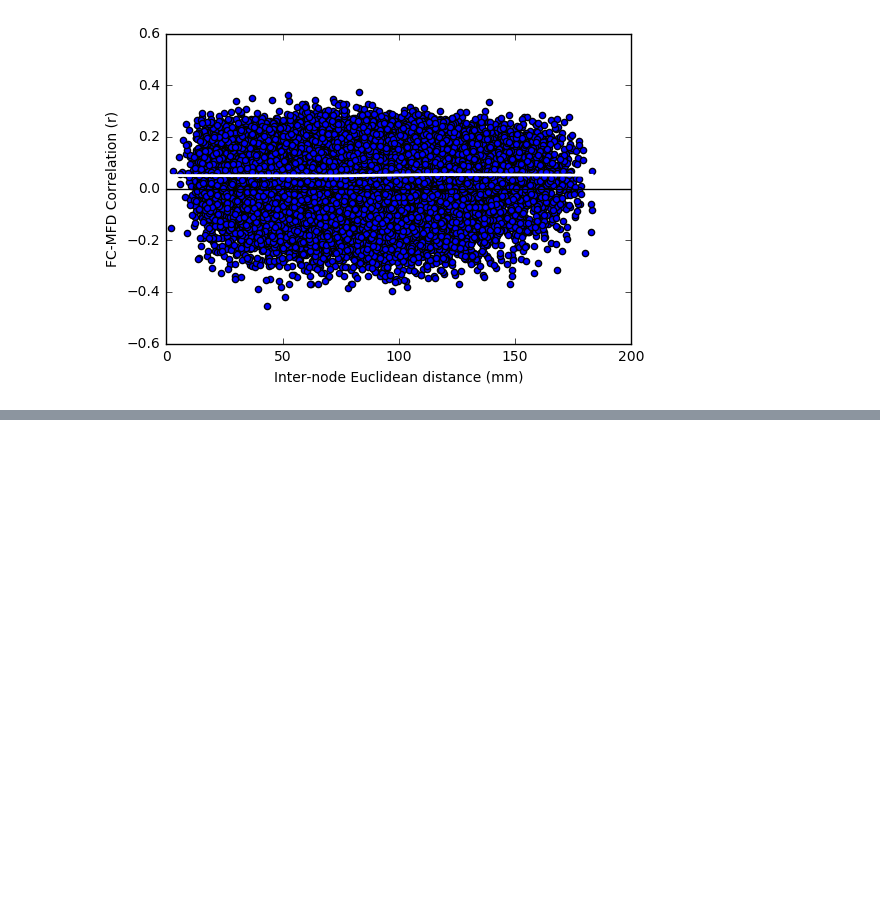
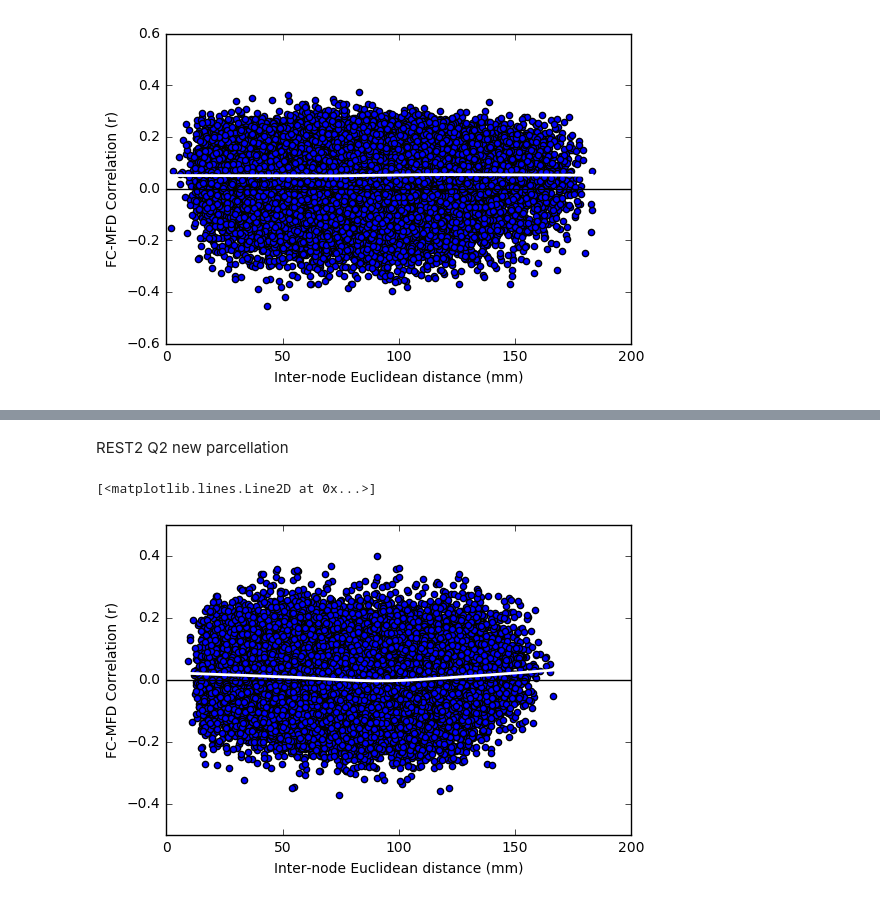
Before and after one commit to paola-g/fc_reproducibility, a Jupyter notebook: python/pipelineCustom.ipynb, the cells around one changed output, grey strips where cells are left out. Saved outputs shown, nothing was run; the diff lists cells and outputs as text; code cells hidden in the pictures; blank space fills up the shorter version.

```diff
--- a/python/pipelineCustom.ipynb
+++ b/python/pipelineCustom.ipynb
@@ -1684,0 +1747,12 @@ plt.plot(fit[:,0],fit[:,1],'white',linewidth=2)
+# %% [markdown]
+REST2 Q2 new parcellation
+# %%
+plt.scatter(edists[triu_idx]*2, pears)
+plt.ylabel('FC-MFD Correlation (r)')
+plt.xlabel('Inter-node Euclidean distance (mm)')
+plt.xlim([0,200])
+plt.axhline(y=0, color='k')
+plt.plot(fit[:,0],fit[:,1],'white',linewidth=2)
+# %% [output]
+[<matplotlib.lines.Line2D at 0x...>]
+[figure, added]
```
Also changed, not shown: parts of 24 cells of this notebook.
